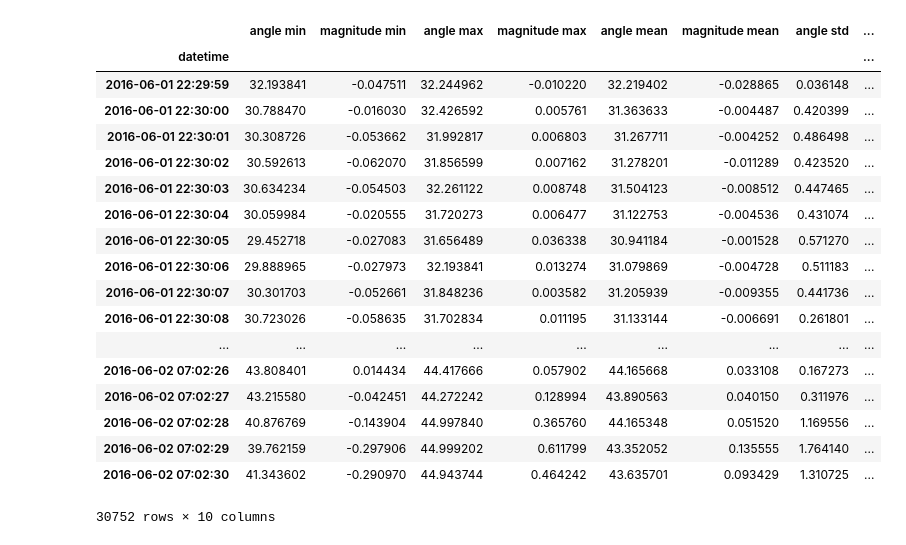
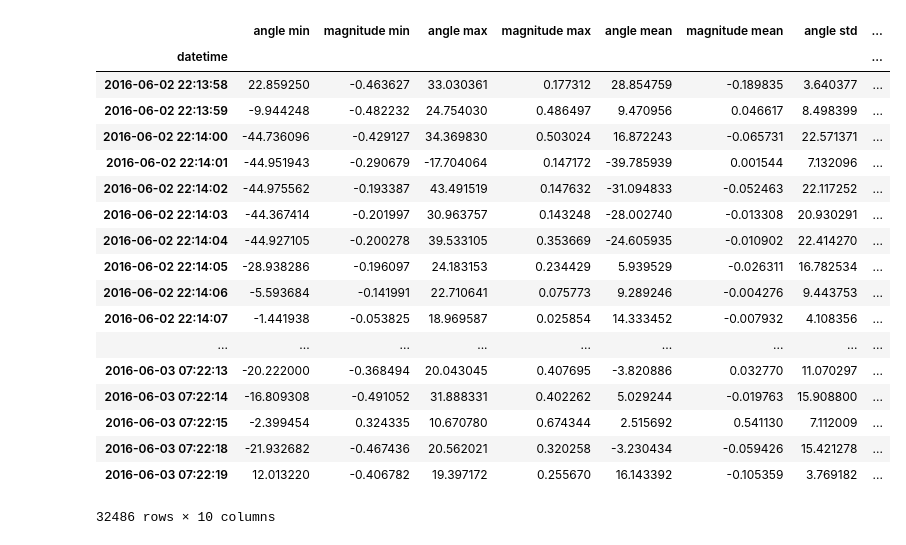
Before and after one commit to horken7/circadian-rhytm, a Jupyter notebook: classify.ipynb, the cells around one changed output. Drawn from its saved outputs; the diff is of its cells as text; code cells hidden in the pictures.

```diff
--- a/classify.ipynb
+++ b/classify.ipynb
@@ -53,33 +54,37 @@ def getFeatures(fileName):
     features = [minimum, maximum, mean, std, summ]
     #features = [mean, std]
     features = pd.concat(features, axis=1)
+
+    # for some weird reason new nans appear.
+    # need to drop them to have same shape on what to plot
     features = features.dropna()
+    std = std.dropna()
 
-    return [features, std]
+    return [features, std, df]
 # %%
 # load features from data over a night
-[features, std] = getFeatures('data_01.csv')
+[features, std, df] = getFeatures('data_02.csv')
 features
 # %% [output]
 |  | angle min | magnitude min | angle max | magnitude max | angle mean | magnitude mean | angle std | ... |
 | datetime |  |  |  |  |  |  |  | ... |
-| 2016-06-01 22:29:59 | 32.193841 | -0.047511 | 32.244962 | -0.010220 | 32.219402 | -0.028865 | 0.036148 | ... |
-| 2016-06-01 22:30:00 | 30.788470 | -0.016030 | 32.426592 | 0.005761 | 31.363633 | -0.004487 | 0.420399 | ... |
-| 2016-06-01 22:30:01 | 30.308726 | -0.053662 | 31.992817 | 0.006803 | 31.267711 | -0.004252 | 0.486498 | ... |
-| 2016-06-01 22:30:02 | 30.592613 | -0.062070 | 31.856599 | 0.007162 | 31.278201 | -0.011289 | 0.423520 | ... |
-| 2016-06-01 22:30:03 | 30.634234 | -0.054503 | 32.261122 | 0.008748 | 31.504123 | -0.008512 | 0.447465 | ... |
-| 2016-06-01 22:30:04 | 30.059984 | -0.020555 | 31.720273 | 0.006477 | 31.122753 | -0.004536 | 0.431074 | ... |
-| 2016-06-01 22:30:05 | 29.452718 | -0.027083 | 31.656489 | 0.036338 | 30.941184 | -0.001528 | 0.571270 | ... |
-| 2016-06-01 22:30:06 | 29.888965 | -0.027973 | 32.193841 | 0.013274 | 31.079869 | -0.004728 | 0.511183 | ... |
-| 2016-06-01 22:30:07 | 30.301703 | -0.052661 | 31.848236 | 0.003582 | 31.205939 | -0.009355 | 0.441736 | ... |
-| 2016-06-01 22:30:08 | 30.723026 | -0.058635 | 31.702834 | 0.011195 | 31.133144 | -0.006691 | 0.261801 | ... |
+| 2016-06-02 22:13:58 | 22.859250 | -0.463627 | 33.030361 | 0.177312 | 28.854759 | -0.189835 | 3.640377 | ... |
+| 2016-06-02 22:13:59 | -9.944248 | -0.482232 | 24.754030 | 0.486497 | 9.470956 | 0.046617 | 8.498399 | ... |
+| 2016-06-02 22:14:00 | -44.736096 | -0.429127 | 34.369830 | 0.503024 | 16.872243 | -0.065731 | 22.571371 | ... |
+| 2016-06-02 22:14:01 | -44.951943 | -0.290679 | -17.704064 | 0.147172 | -39.785939 | 0.001544 | 7.132096 | ... |
+| 2016-06-02 22:14:02 | -44.975562 | -0.193387 | 43.491519 | 0.147632 | -31.094833 | -0.052463 | 22.117252 | ... |
+| 2016-06-02 22:14:03 | -44.367414 | -0.201997 | 30.963757 | 0.143248 | -28.002740 | -0.013308 | 20.930291 | ... |
+| 2016-06-02 22:14:04 | -44.927105 | -0.200278 | 39.533105 | 0.353669 | -24.605935 | -0.010902 | 22.414270 | ... |
+| 2016-06-02 22:14:05 | -28.938286 | -0.196097 | 24.183153 | 0.234429 | 5.939529 | -0.026311 | 16.782534 | ... |
+| 2016-06-02 22:14:06 | -5.593684 | -0.141991 | 22.710641 | 0.075773 | 9.289246 | -0.004276 | 9.443753 | ... |
+| 2016-06-02 22:14:07 | -1.441938 | -0.053825 | 18.969587 | 0.025854 | 14.333452 | -0.007932 | 4.108356 | ... |
 | ... | ... | ... | ... | ... | ... | ... | ... | ... |
-| 2016-06-02 07:02:26 | 43.808401 | 0.014434 | 44.417666 | 0.057902 | 44.165668 | 0.033108 | 0.167273 | ... |
-| 2016-06-02 07:02:27 | 43.215580 | -0.042451 | 44.272242 | 0.128994 | 43.890563 | 0.040150 | 0.311976 | ... |
-| 2016-06-02 07:02:28 | 40.876769 | -0.143904 | 44.997840 | 0.365760 | 44.165348 | 0.051520 | 1.169556 | ... |
-| 2016-06-02 07:02:29 | 39.762159 | -0.297906 | 44.999202 | 0.611799 | 43.352052 | 0.135555 | 1.764140 | ... |
-| 2016-06-02 07:02:30 | 41.343602 | -0.290970 | 44.943744 | 0.464242 | 43.635701 | 0.093429 | 1.310725 | ... |
+| 2016-06-03 07:22:13 | -20.222000 | -0.368494 | 20.043045 | 0.407695 | -3.820886 | 0.032770 | 11.070297 | ... |
+| 2016-06-03 07:22:14 | -16.809308 | -0.491052 | 31.888331 | 0.402262 | 5.029244 | -0.019763 | 15.908800 | ... |
+| 2016-06-03 07:22:15 | -2.399454 | 0.324335 | 10.670780 | 0.674344 | 2.515692 | 0.541130 | 7.112009 | ... |
+| 2016-06-03 07:22:18 | -21.932682 | -0.467436 | 20.562021 | 0.320258 | -3.230434 | -0.059426 | 15.421278 | ... |
+| 2016-06-03 07:22:19 | 12.013220 | -0.406782 | 19.397172 | 0.255670 | 16.143392 | -0.105359 | 3.769182 | ... |
-30752 rows × 10 columns
+32486 rows × 10 columns
 # %%
 # cluster and label data using K-means into n clusters
 label = KMeans(n_clusters=5, random_state=10).fit_predict(features)
```
Also changed, not shown: parts of 5 cells of this notebook, 6 other files.
